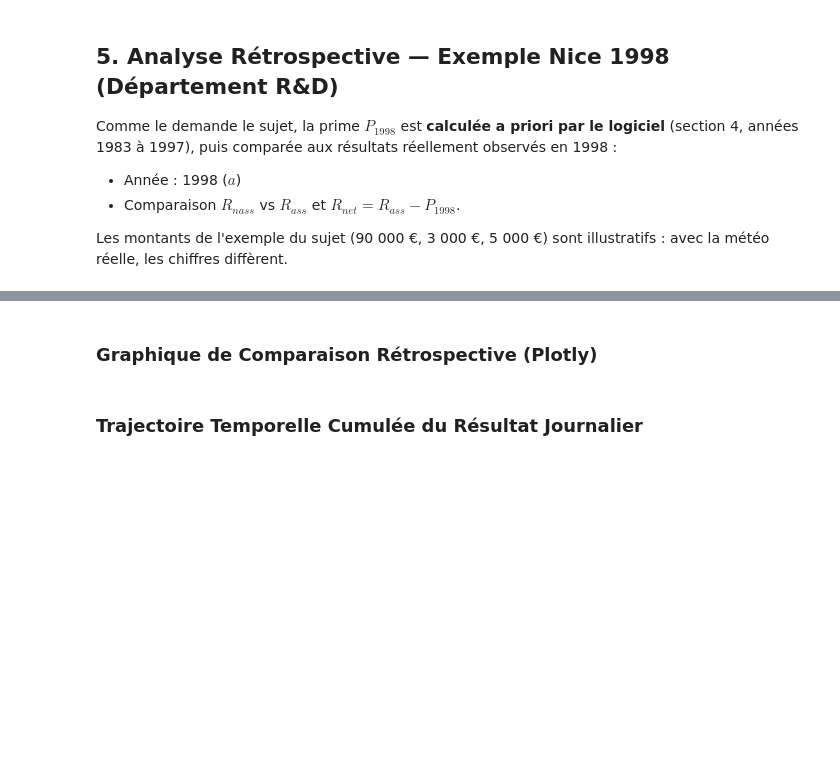
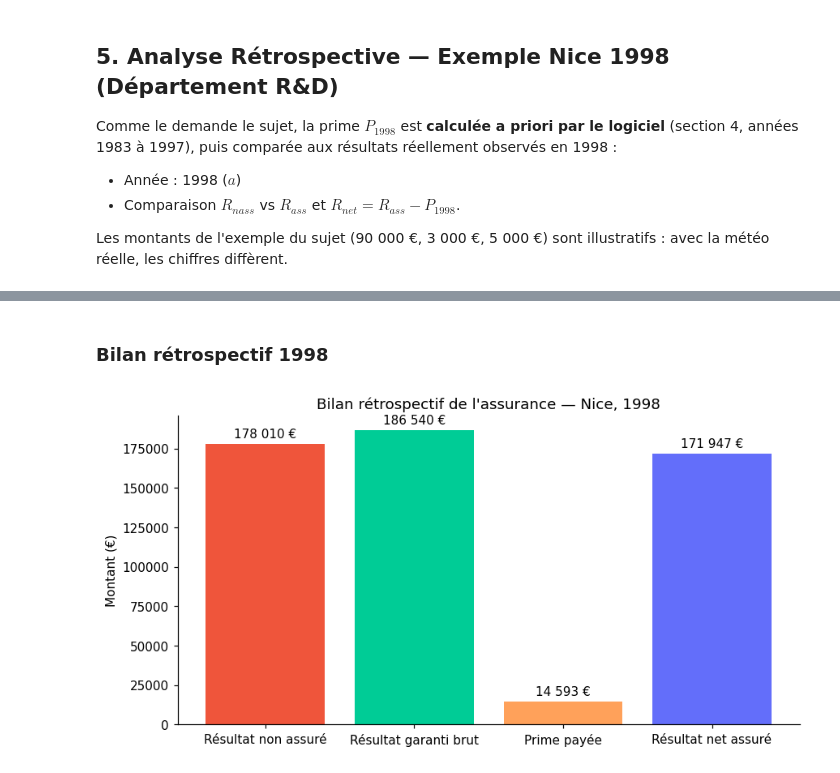
Before and after one commit to AmielMetier/PROJET-D-ACTUARIAT---IMAFA-2026-2027-LOGICIEL-D-ASSURANCE-DE-RISQUE-METEOROLOGIQUE, a Jupyter notebook: notebooks/01_tarification_et_analyse_retrospective.ipynb, the cells around one changed output, grey strips where cells are left out. Saved outputs shown, nothing was run; the diff lists cells and outputs as text; code cells hidden in the pictures; blank space fills up the shorter version.

```diff
--- a/notebooks/01_tarification_et_analyse_retrospective.ipynb
+++ b/notebooks/01_tarification_et_analyse_retrospective.ipynb
@@ -24,9 +24,12 @@ sys.path.insert(0, os.path.abspath(".."))
 from src.simulation import ClientProfile, compute_daily_impact, simulate_year
 from src.pricing import price_contract_historical, split_into_coverage_periods
 from src.weather_api import get_coordinates, fetch_historical_precipitation
-from src.backtesting import run_retrospective_analysis
-from src.visualisations import plot_retrospective_comparison, plot_cumulative_results
-from src.pdf_generator import generate_devis_pdf
+from src.backtesting import run_retrospective_analysis, run_multi_year_backtest
+from src.pdf_generator import generate_devis_pdf, make_quote_ref
+from src.formatting import fmt_eur, fmt_pct
+
+import matplotlib.pyplot as plt
+plt.rcParams.update({"figure.dpi": 110, "axes.spines.top": False, "axes.spines.right": False})
 # %% [markdown]
 ## 1. Définition du Profil Client (Section I)
 
@@ -127,2 +172,0 @@ print(f"Assurance favorable au client   : {'OUI' if retro['est_favorable'] else
-# %% [markdown]
-### Graphique de Comparaison Rétrospective (Plotly)
@@ -132,2 +172,0 @@ fig_bar.show()
-# %% [markdown]
-### Trajectoire Temporelle Cumulée du Résultat Journalier
@@ -138,0 +173,14 @@ fig_cumul.show()
+# %% [markdown]
+### Bilan rétrospectif 1998
+# %%
+labels = ["Résultat non assuré", "Résultat garanti brut", "Prime payée", "Résultat net assuré"]
+valeurs = [retro["r_nass"], retro["r_ass"], retro["premium"], retro["r_net"]]
+
+fig, ax = plt.subplots(figsize=(9, 4.5))
+barres = ax.bar(labels, valeurs, color=["#EF553B", "#00CC96", "#FFA15A", "#636EFA"])
+ax.bar_label(barres, labels=[fmt_eur(v, 0) for v in valeurs], padding=3)
+ax.set_ylabel("Montant (€)")
+ax.set_title("Bilan rétrospectif de l'assurance — Nice, 1998")
+plt.show()
+# %% [output]
+[figure, added]
```
Also changed, not shown: parts of 14 cells of this notebook, 11 other files.
